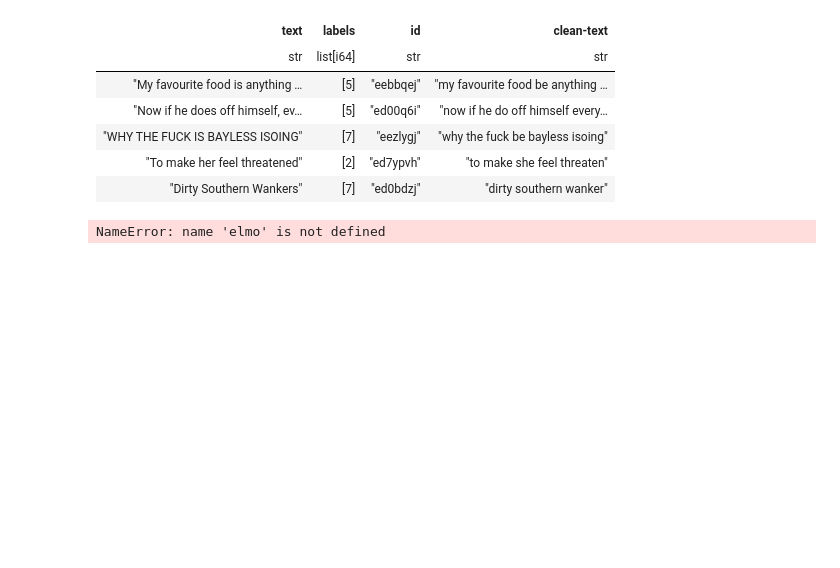
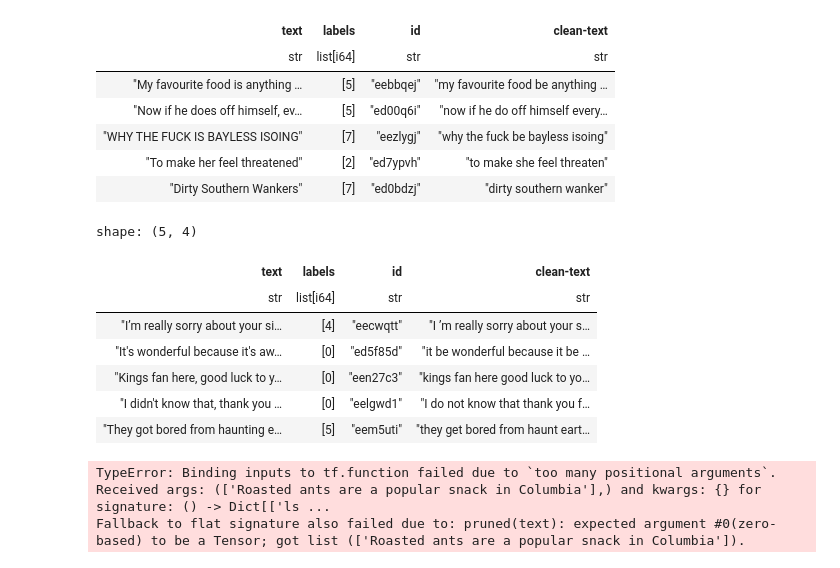
Before and after one commit to eric-castillo05/emotions-wheel-nlp, a Jupyter notebook: ELMo.ipynb, the cells around one changed output. Cells and saved outputs as stored; diff of their text form; code cells hidden in the pictures; blank space fills up the shorter version.

Commit message:
chore: init ELMo model

```diff
--- a/ELMo.ipynb
+++ b/ELMo.ipynb
@@ -144,15 +141,31 @@ with open('train-clean.pkl', 'wb') as f:
 # %%
 with open('train-clean.pkl', 'rb') as f:
   df_loaded = pickle.load(f)
-# %%
-embeddings = elmo.signatures["default"](
-    tf.constant([
-        "I love to watch TV",
-        "I am wearing a wrist watch"
-    ])
-)["elmo"]
-
-
-print(embeddings)
-# %% [output]
-NameError: name 'elmo' is not defined
+# %%
+df_test = pl.from_dicts(ds['test'][:])
+# %%
+def clean(text, nlp):
+    doc = nlp(text.lower())
+    tokens = []
+    for token in doc:
+        if not token.is_digit and not token.is_punct and not token.is_space:
+            tokens.append(token.lemma_)
+    return ' '.join(tokens)
+
+docs = df_test.select('text').to_series().to_list()
+r = [clean(doc, nlp) for doc in docs]
+# %%
+df_test = df_test.with_columns(
+    pl.Series('clean-text', r).alias('clean-text')
+)
+# %%
+df_test.head()
+# %% [output]
+shape: (5, 4)
+| text | labels | id | clean-text |
+| str | list[i64] | str | str |
+| "I’m really sorry about your si… | [4] | "eecwqtt" | "I ’m really sorry about your s… |
+| "It's wonderful because it's aw… | [0] | "ed5f85d" | "it be wonderful because it be … |
+| "Kings fan here, good luck to y… | [0] | "een27c3" | "kings fan here good luck to yo… |
+| "I didn't know that, thank you … | [0] | "eelgwd1" | "I do not know that thank you f… |
+| "They got bored from haunting e… | [5] | "eem5uti" | "they get bored from haunt eart… |
@@ -158,0 +181,5 @@ NameError: name 'elmo' is not defined
+# %%
+embeddings = elmo.signatures['default'](x)
+# %% [output]
+TypeError: Binding inputs to tf.function failed due to `too many positional arguments`. Received args: (['Roasted ants are a popular snack in Columbia'],) and kwargs: {} for signature: () -> Dict[['ls ...
+Fallback to flat signature also failed due to: pruned(text): expected argument #0(zero-based) to be a Tensor; got list (['Roasted ants are a popular snack in Columbia']).
```
Also changed, not shown: parts of 6 cells of this notebook.
